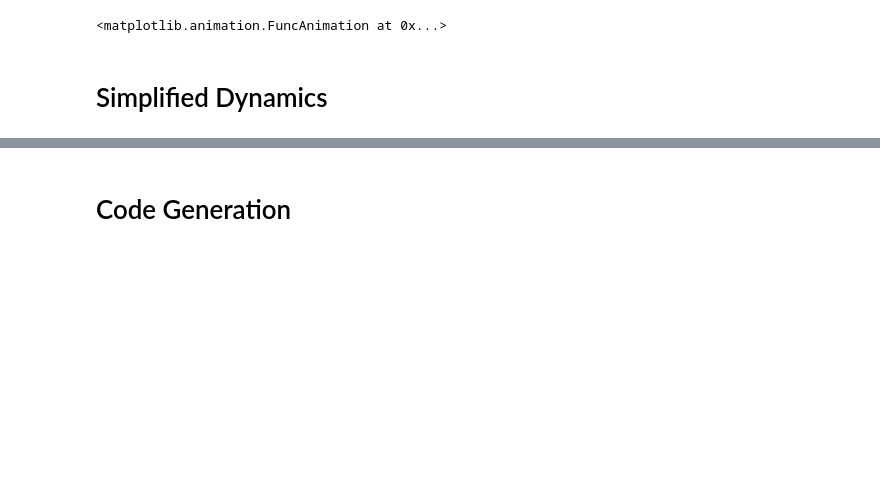
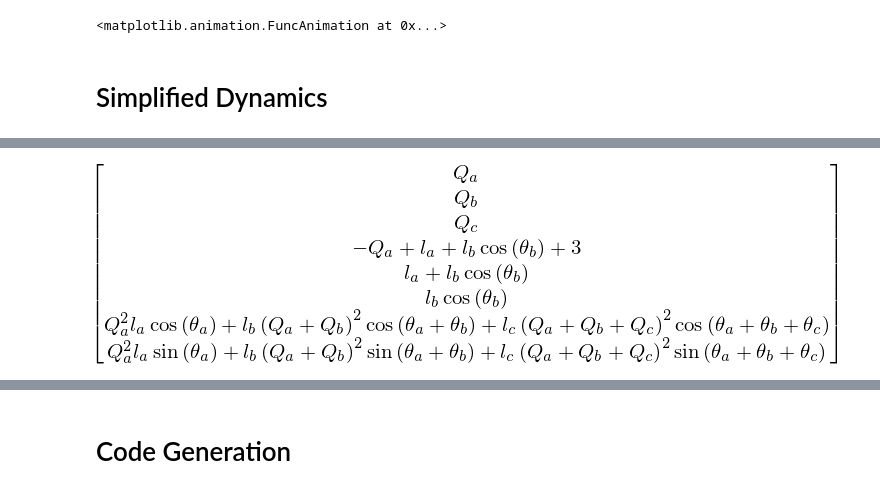
Before and after one commit to jgoppert/control-systems, a Jupyter notebook: 4 Bar.ipynb, the cells around one changed output, grey strips where cells are left out. Saved outputs shown, nothing was run; the diff lists cells and outputs as text; code cells hidden in the pictures; blank space fills up the shorter version.

```diff
--- a/4 Bar.ipynb
+++ b/4 Bar.ipynb
@@ -320,0 +338,5 @@ def simple_dynamics():
+# %%
+lm_simp_forcing_full = lm_simp.forcing_full.subs(x_no_t_sub)
+lm_simp_forcing_full
+# %% [output]
+[figure, added]
```
Also changed, not shown: parts of 32 cells of this notebook.
